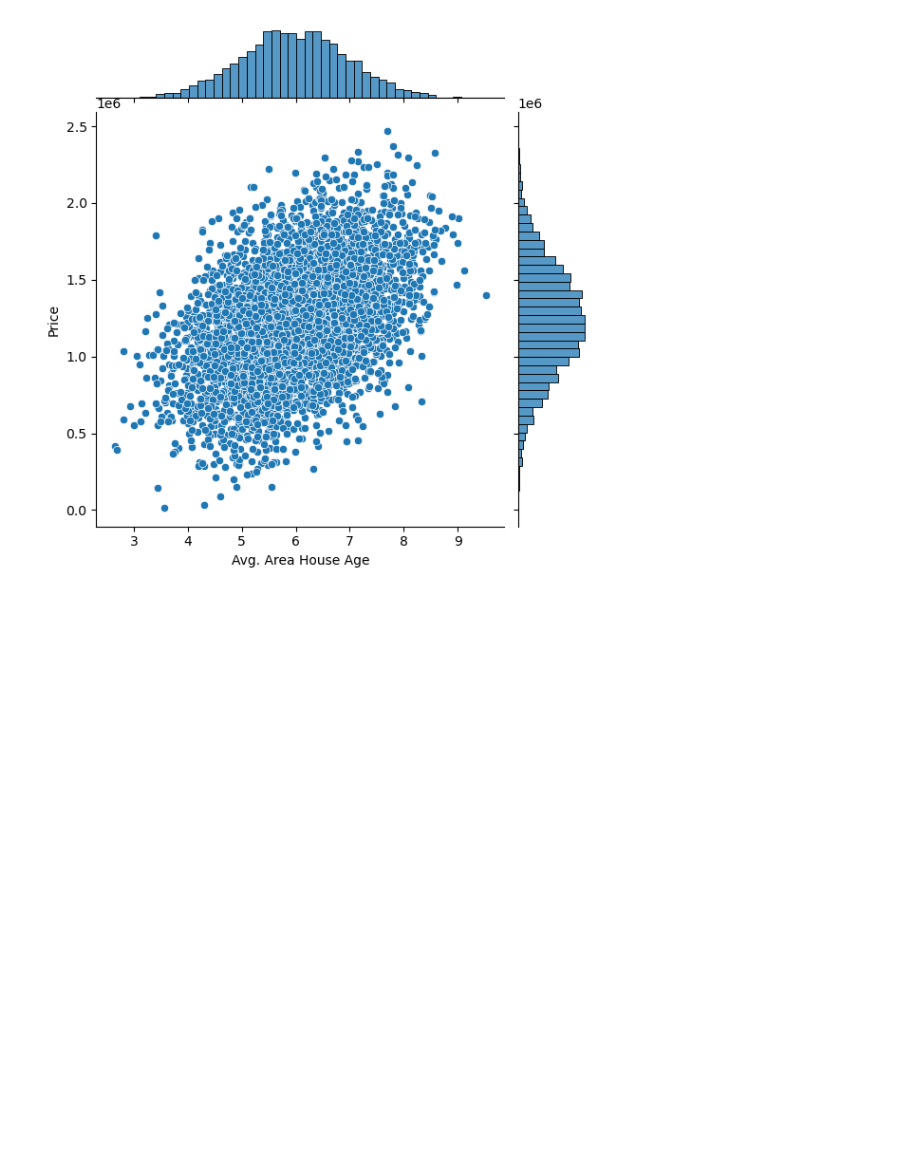
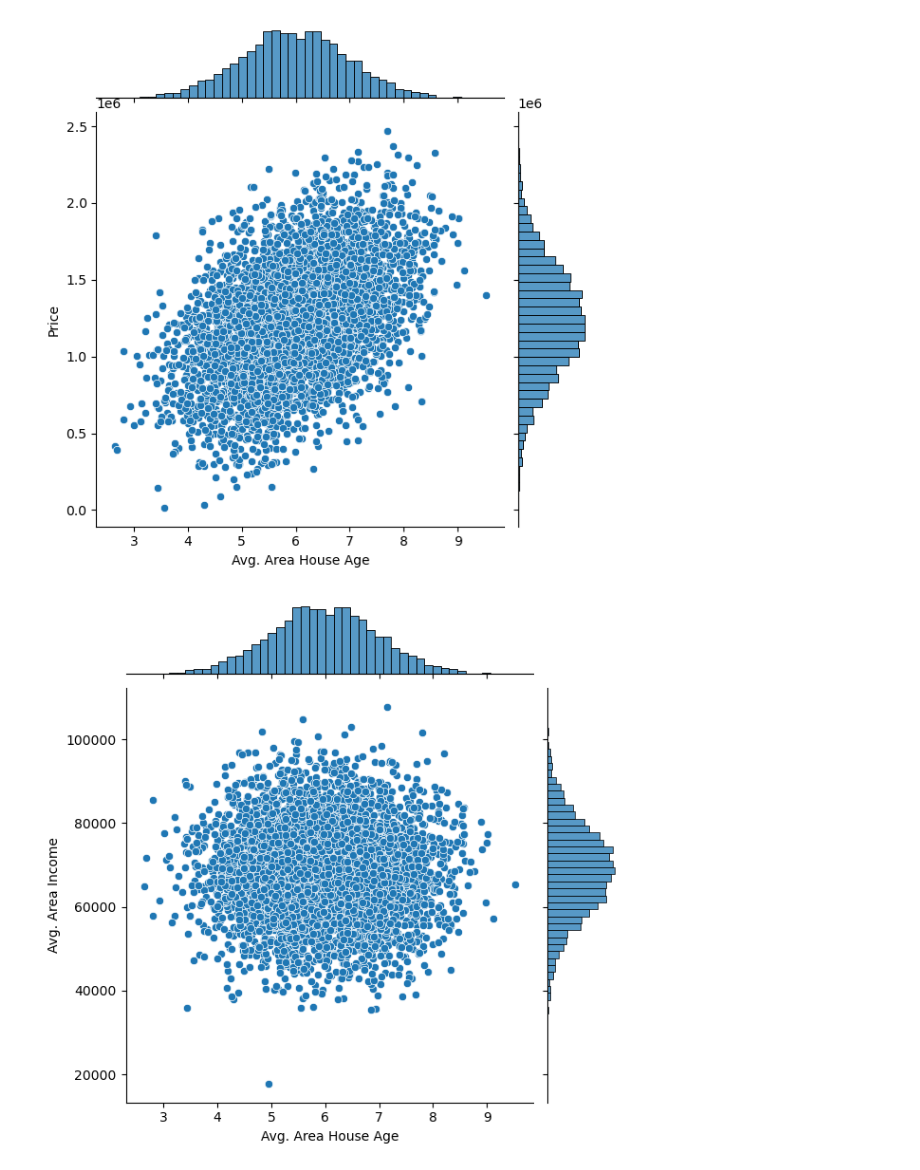
Before and after one commit to seerraa16/USA, a Jupyter notebook: Codigo.ipynb, the cells around one changed output. Cells and saved outputs as stored; diff of their text form; code cells hidden in the pictures; blank space fills up the shorter version.

```diff
--- a/Codigo.ipynb
+++ b/Codigo.ipynb
@@ -64,3 +64,9 @@ sns.jointplot(x= 'Avg. Area House Age', y='Price', data=df_datos) # comparamos l
 plt.show()
 # %% [output]
 [figure]
+# %%
+# comparamos la edad de la casa con el ingreso promedio
+sns.jointplot(x='Avg. Area House Age', y='Avg. Area Income', data=df_datos)
+plt.show()
+# %% [output]
+[figure, added]
```
Also changed, not shown: parts of 4 cells of this notebook.
